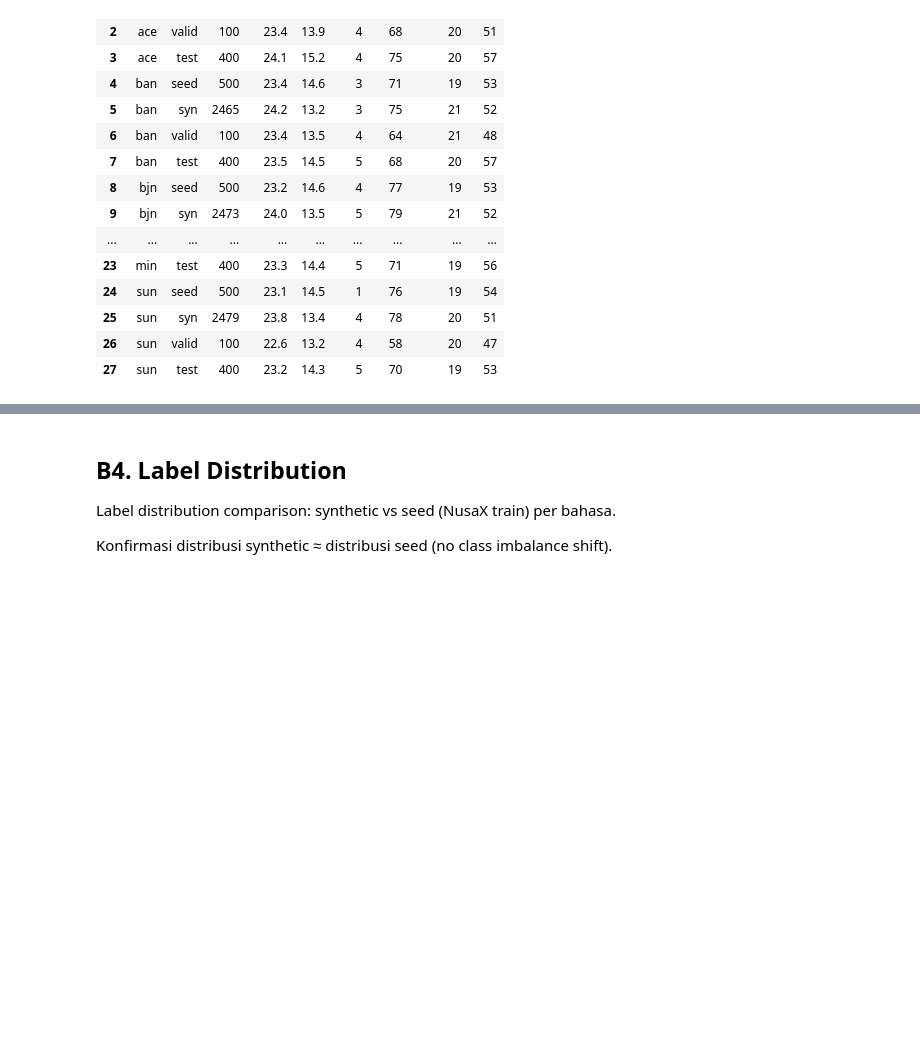
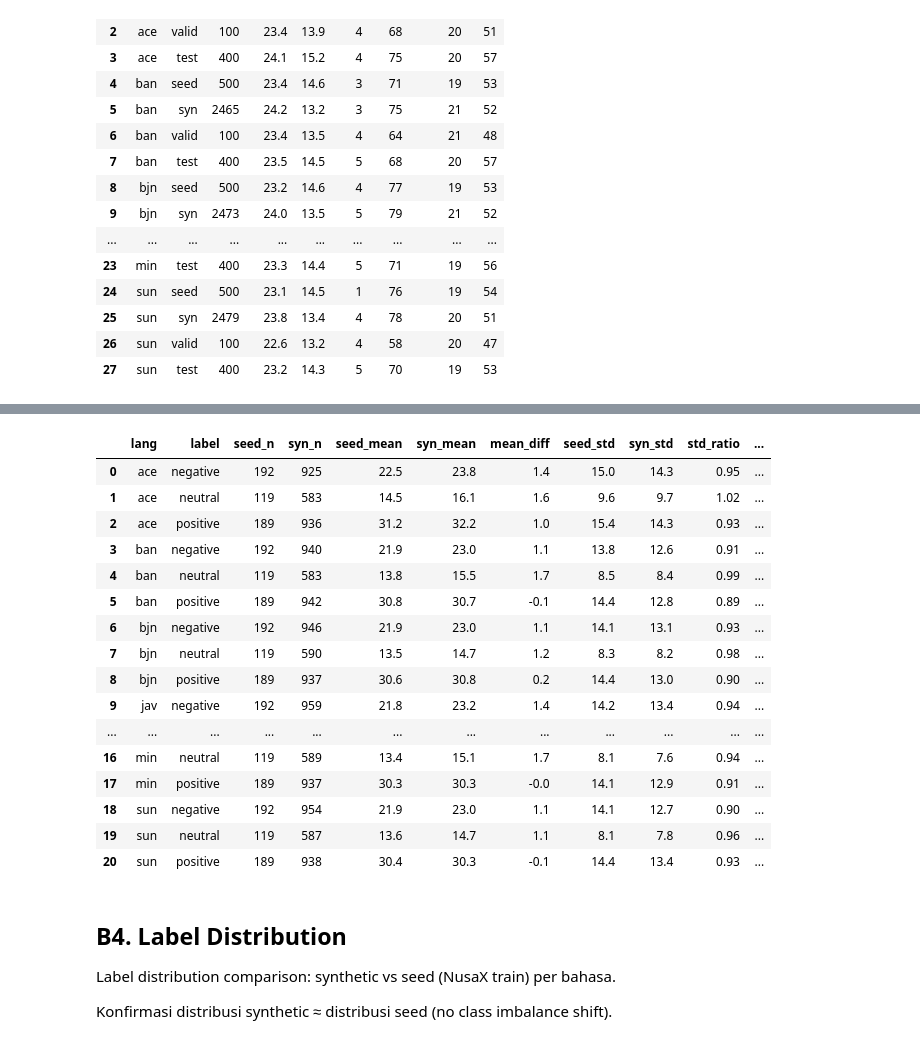
Before and after one commit to Michs224/MAGenerator, a Jupyter notebook: notebook/bab_iv_metrics.ipynb, the cells around one changed output, grey strips where cells are left out. Cells and saved outputs as stored; diff of their text form; code cells hidden in the pictures; blank space fills up the shorter version.

```diff
--- a/notebook/bab_iv_metrics.ipynb
+++ b/notebook/bab_iv_metrics.ipynb
@@ -500,3 +537,51 @@ display(pd.DataFrame(rows))
+# %%
+rows = []
+for lang in LANGS:
+    if lang not in syn_dfs:
+        continue
+    seed_df, syn_df = seed_dfs[lang].copy(), syn_dfs[lang].copy()
+    seed_df['wc'] = seed_df['text'].str.split().str.len()
+    syn_df['wc']  = syn_df['text'].str.split().str.len()
+    for label in ['negative', 'neutral', 'positive']:
+        s_seed = seed_df[seed_df['label'] == label]['wc']
+        s_syn  = syn_df[syn_df['label'] == label]['wc']
+        if len(s_seed) > 1 and len(s_syn) > 1:
+            ratio = round(s_syn.std() / s_seed.std(), 2)
+            mean_diff = round(s_syn.mean() - s_seed.mean(), 1)
+            verdict = 'OK' if 0.80 <= ratio <= 1.20 and abs(mean_diff) <= 5 else 'CHECK'
+            rows.append({
+                'lang': lang,
+                'label': label,
+                'seed_n': len(s_seed),
+                'syn_n': len(s_syn),
+                'seed_mean': round(s_seed.mean(), 1),
+                'syn_mean': round(s_syn.mean(), 1),
+                'mean_diff': mean_diff,
+                'seed_std': round(s_seed.std(), 1),
+                'syn_std': round(s_syn.std(), 1),
+                'std_ratio': ratio,
+                'verdict': verdict,
+            })
+
+display(pd.DataFrame(rows))
+# %% [output]
+|  | lang | label | seed_n | syn_n | seed_mean | syn_mean | mean_diff | seed_std | syn_std | std_ratio | ... |
+| 0 | ace | negative | 192 | 925 | 22.5 | 23.8 | 1.4 | 15.0 | 14.3 | 0.95 | ... |
+| 1 | ace | neutral | 119 | 583 | 14.5 | 16.1 | 1.6 | 9.6 | 9.7 | 1.02 | ... |
+| 2 | ace | positive | 189 | 936 | 31.2 | 32.2 | 1.0 | 15.4 | 14.3 | 0.93 | ... |
+| 3 | ban | negative | 192 | 940 | 21.9 | 23.0 | 1.1 | 13.8 | 12.6 | 0.91 | ... |
+| 4 | ban | neutral | 119 | 583 | 13.8 | 15.5 | 1.7 | 8.5 | 8.4 | 0.99 | ... |
+| 5 | ban | positive | 189 | 942 | 30.8 | 30.7 | -0.1 | 14.4 | 12.8 | 0.89 | ... |
+| 6 | bjn | negative | 192 | 946 | 21.9 | 23.0 | 1.1 | 14.1 | 13.1 | 0.93 | ... |
+| 7 | bjn | neutral | 119 | 590 | 13.5 | 14.7 | 1.2 | 8.3 | 8.2 | 0.98 | ... |
+| 8 | bjn | positive | 189 | 937 | 30.6 | 30.8 | 0.2 | 14.4 | 13.0 | 0.90 | ... |
+| 9 | jav | negative | 192 | 959 | 21.8 | 23.2 | 1.4 | 14.2 | 13.4 | 0.94 | ... |
+| ... | ... | ... | ... | ... | ... | ... | ... | ... | ... | ... | ... |
+| 16 | min | neutral | 119 | 589 | 13.4 | 15.1 | 1.7 | 8.1 | 7.6 | 0.94 | ... |
+| 17 | min | positive | 189 | 937 | 30.3 | 30.3 | -0.0 | 14.1 | 12.9 | 0.91 | ... |
+| 18 | sun | negative | 192 | 954 | 21.9 | 23.0 | 1.1 | 14.1 | 12.7 | 0.90 | ... |
+| 19 | sun | neutral | 119 | 587 | 13.6 | 14.7 | 1.1 | 8.1 | 7.8 | 0.96 | ... |
+| 20 | sun | positive | 189 | 938 | 30.4 | 30.3 | -0.1 | 14.4 | 13.4 | 0.93 | ... |
 # %% [markdown]
 ## B4. Label Distribution
 
```
Also changed, not shown: parts of 5 cells of this notebook, 6 other files.
